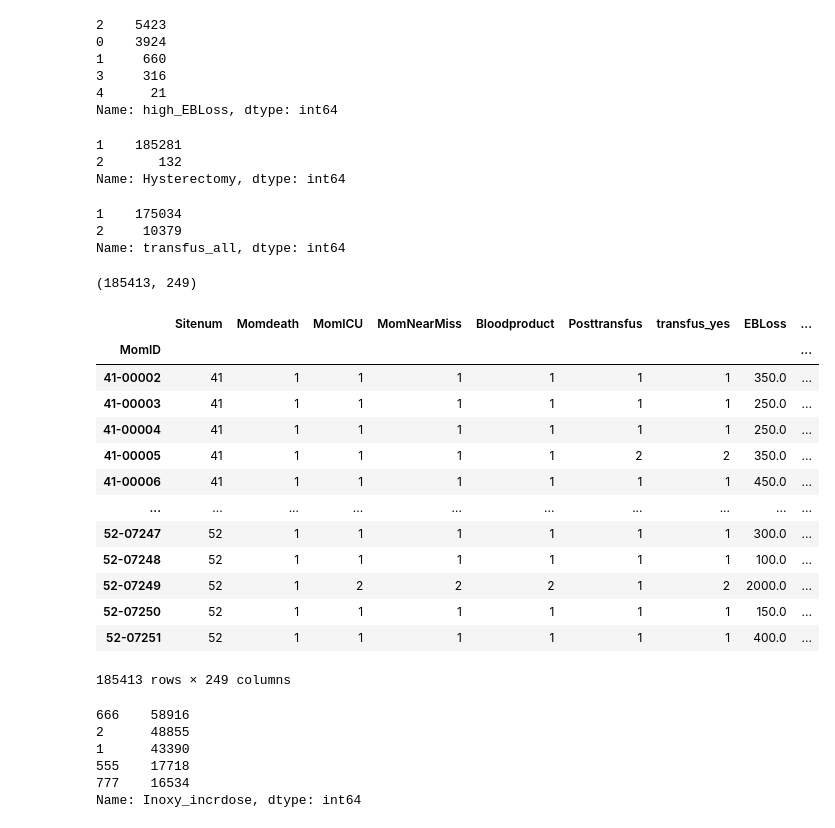
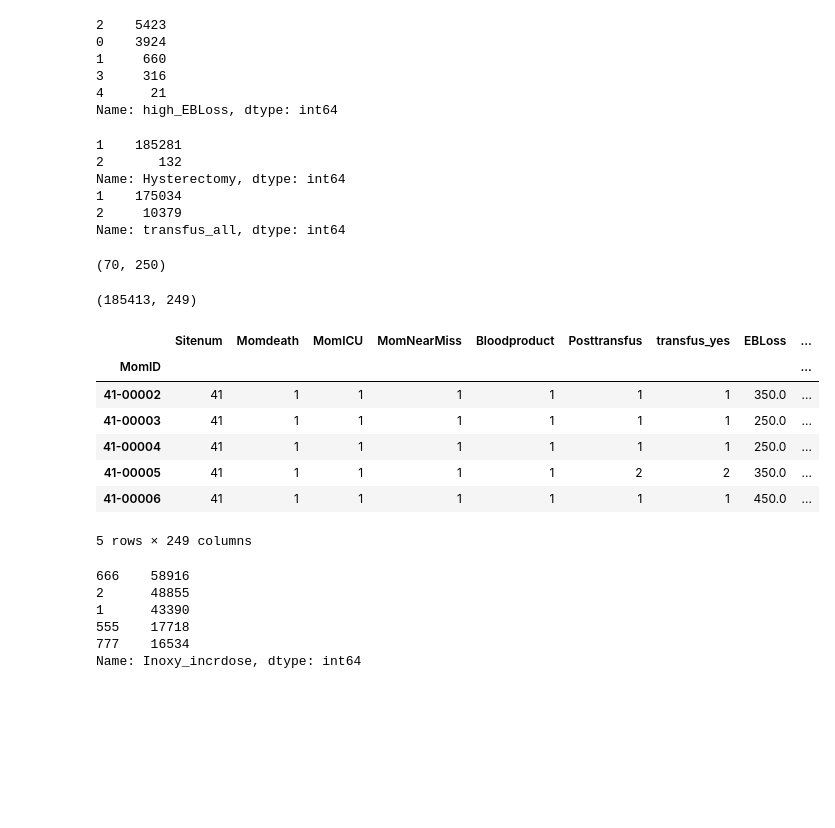
Before and after one commit to lhncbc/MFM_bopf, a Jupyter notebook: src/CSL_d5_2020-07.ipynb, the cells around one changed output. Drawn from its saved outputs; the diff is of its cells as text; code cells hidden in the pictures; blank space fills up the shorter version.

```diff
--- a/src/CSL_d5_2020-07.ipynb
+++ b/src/CSL_d5_2020-07.ipynb
@@ -154,14 +148,16 @@ print(csl['Hysterectomy'].value_counts())
 csl.loc[(csl['transfus_yes'] == 2) | (csl['EBLoss'] >= 1000) | (csl['Hysterectomy'] == 2), 'transfus_all'] = 2
 csl['transfus_all'].fillna(1, inplace=True)
 csl['transfus_all'] = csl['transfus_all'].astype('Int8')
-csl['transfus_all'].value_counts()
+print(csl['transfus_all'].value_counts())
+csl[(csl['transfus_yes'] == 2) & (csl['Hysterectomy'] == 2)].shape
 # %% [output]
 1    185281
 2       132
 Name: Hysterectomy, dtype: int64
+1    175034
+2     10379
+Name: transfus_all, dtype: int64
-1    175034
-2     10379
-Name: transfus_all, dtype: int64
+(70, 250)
 # %%
 # Reorder columns
 col_list = list(csl.columns)
@@ -169,41 +165,35 @@ new_list = [x for x in col_list if x not in ['transfus_yes','MomNearMiss','trans
 #new_list.insert(4, 'MomNearMiss')
 #new_list.insert(5, 'transfus_yes')
 #new_list.insert(8, 'trans_loss')
 #new_list.insert(9, 'EBLoss')
 #new_list.insert(10, 'high_EBLoss')
 #new_list.insert(11, 'transfus_all')
 #new_list.insert(12, 'Hysterectomy')
 #new_list.insert(13, 'hemorrhage')
 #new_list.insert(14, 'postpartum_hemorrhage9')
 new_list.insert(6, 'postpartum_hemorrhage9')
 new_list.insert(6, 'hemorrhage')
 new_list.insert(6, 'transfus_all')
 new_list.insert(6, 'Hysterectomy')
 new_list.insert(6, 'trans_loss')
 new_list.insert(6, 'high_EBLoss')
 new_list.insert(6, 'EBLoss')
 new_list.insert(6, 'transfus_yes')
 new_list.insert(4, 'MomNearMiss')
 df = pd.DataFrame(csl[new_list])
 df.set_index('MomID', inplace=True)
 print(df.shape)
-df
+df.head()
 # %% [output]
 (185413, 249)
 |  | Sitenum | Momdeath | MomICU | MomNearMiss | Bloodproduct | Posttransfus | transfus_yes | EBLoss | ... |
 | MomID |  |  |  |  |  |  |  |  | ... |
 | 41-00002 | 41 | 1 | 1 | 1 | 1 | 1 | 1 | 350.0 | ... |
 | 41-00003 | 41 | 1 | 1 | 1 | 1 | 1 | 1 | 250.0 | ... |
 | 41-00004 | 41 | 1 | 1 | 1 | 1 | 1 | 1 | 250.0 | ... |
 | 41-00005 | 41 | 1 | 1 | 1 | 1 | 2 | 2 | 350.0 | ... |
 | 41-00006 | 41 | 1 | 1 | 1 | 1 | 1 | 1 | 450.0 | ... |
-| ... | ... | ... | ... | ... | ... | ... | ... | ... | ... |
-| 52-07247 | 52 | 1 | 1 | 1 | 1 | 1 | 1 | 300.0 | ... |
-| 52-07248 | 52 | 1 | 1 | 1 | 1 | 1 | 1 | 100.0 | ... |
-| 52-07249 | 52 | 1 | 2 | 2 | 2 | 1 | 2 | 2000.0 | ... |
-| 52-07250 | 52 | 1 | 1 | 1 | 1 | 1 | 1 | 150.0 | ... |
-| 52-07251 | 52 | 1 | 1 | 1 | 1 | 1 | 1 | 400.0 | ... |
-185413 rows × 249 columns
+5 rows × 249 columns
 # %%
 # CSL_d5_targets contains all d5 dataset with all possible targets included.
 # It is intended to be subsetted since many of the targest and variables overlap and
```
Also changed, not shown: parts of 1 cell of this notebook.
